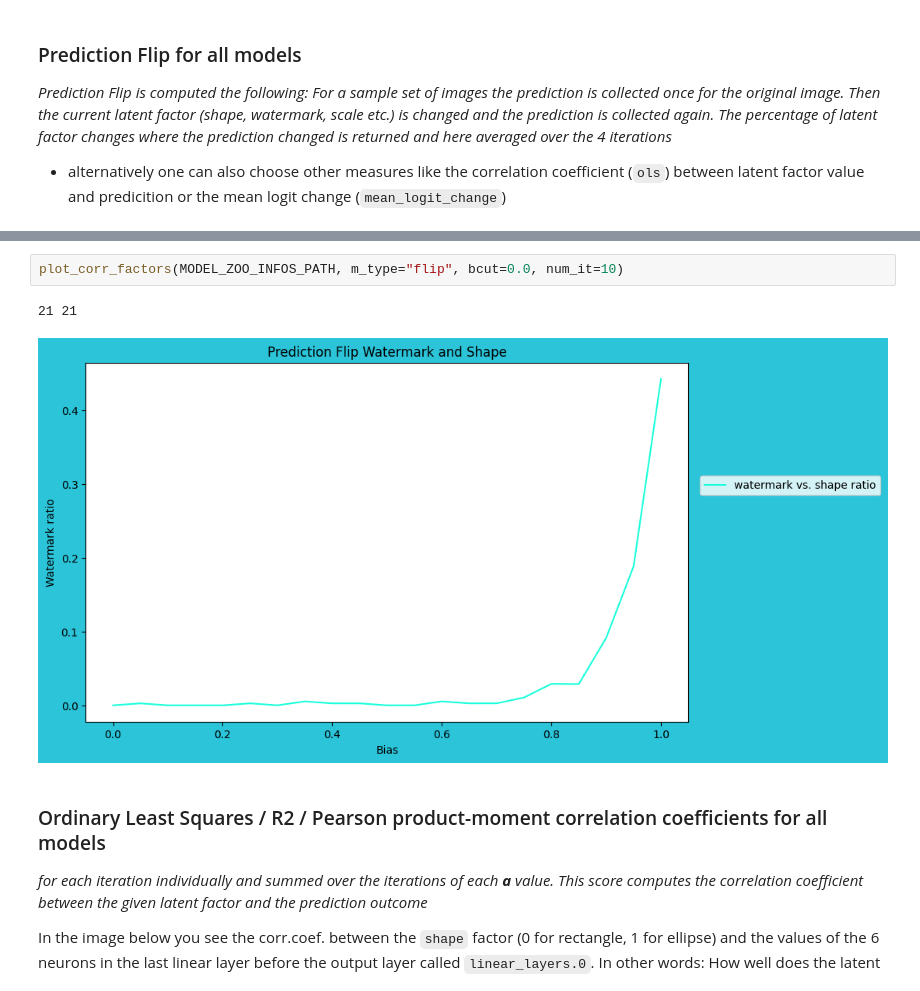
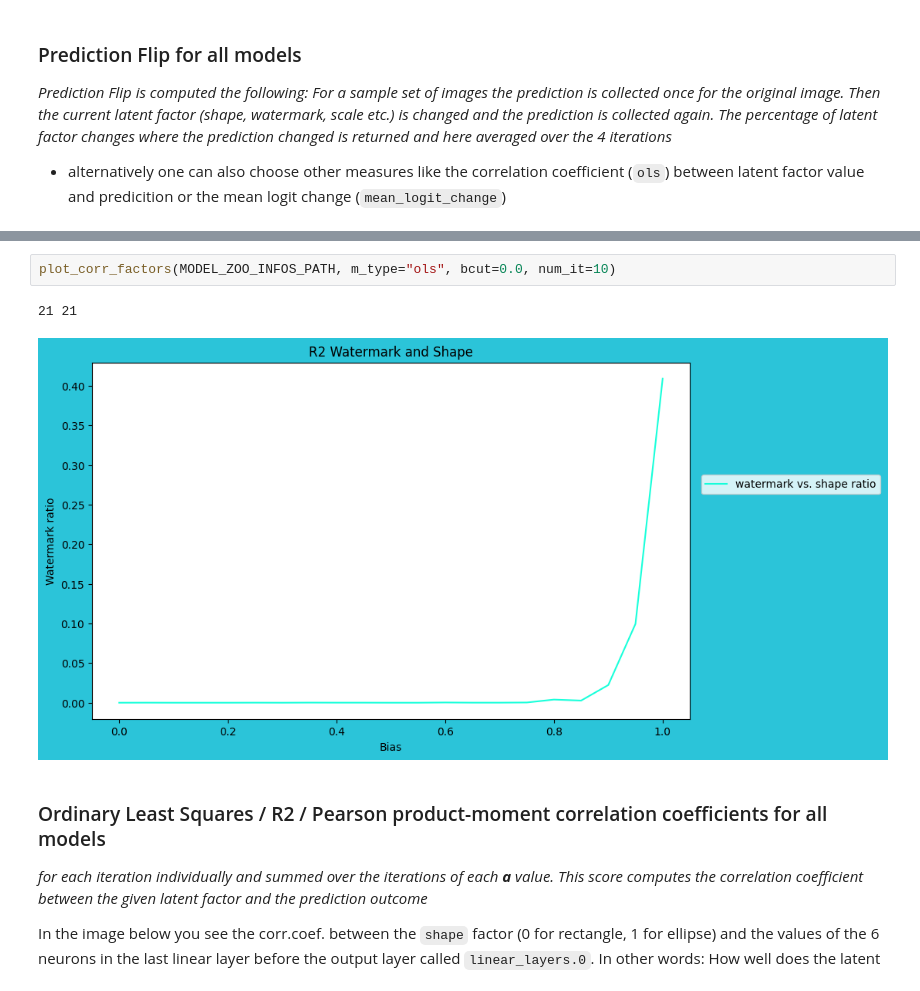
Before and after one commit to lillijo/xai-evaluation-master-thesis, a Jupyter notebook: experiments/pipeline.ipynb, the cells around one changed output, grey strips where cells are left out. Drawn from its saved outputs; the diff is of its cells as text.

```diff
--- a/experiments/pipeline.ipynb
+++ b/experiments/pipeline.ipynb
@@ -131,8 +136,8 @@ plot_pred_flip(MODEL_ZOO_INFOS_PATH, m_type="mlc", bcut=0.0, num_it=10)
 # %%
-plot_corr_factors(MODEL_ZOO_INFOS_PATH, m_type="flip", bcut=0.0, num_it=10)
+plot_corr_factors(MODEL_ZOO_INFOS_PATH, m_type="ols", bcut=0.0, num_it=10)
 # %% [output]
 21 21
-[figure, old version]
+[figure, new version]
 # %% [markdown]
 ### Ordinary Least Squares / R2 / Pearson product-moment correlation coefficients for all models
 *for each iteration individually and summed over the iterations of each __a__ value. This score computes the correlation coefficient between the given latent factor and the prediction outcome*
```
Also changed, not shown: parts of 7 cells of this notebook, 9 other files.
